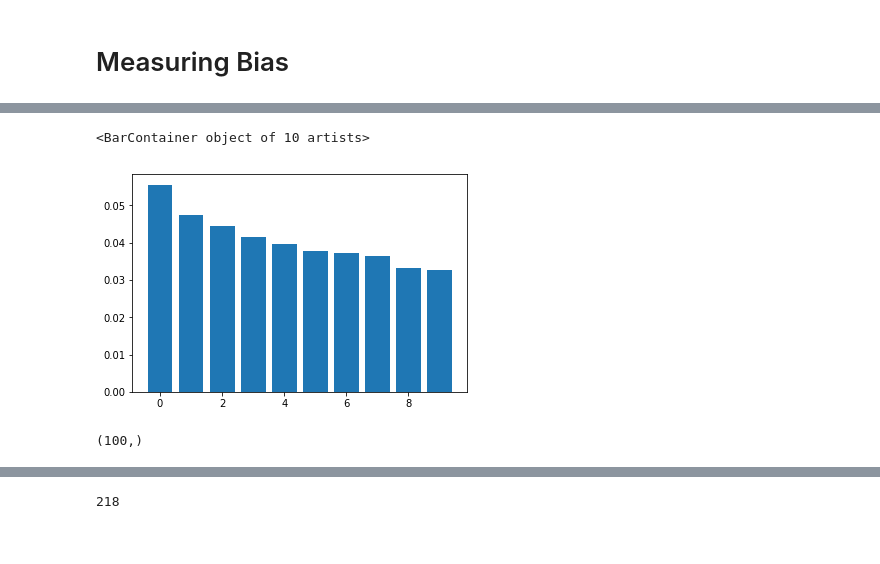
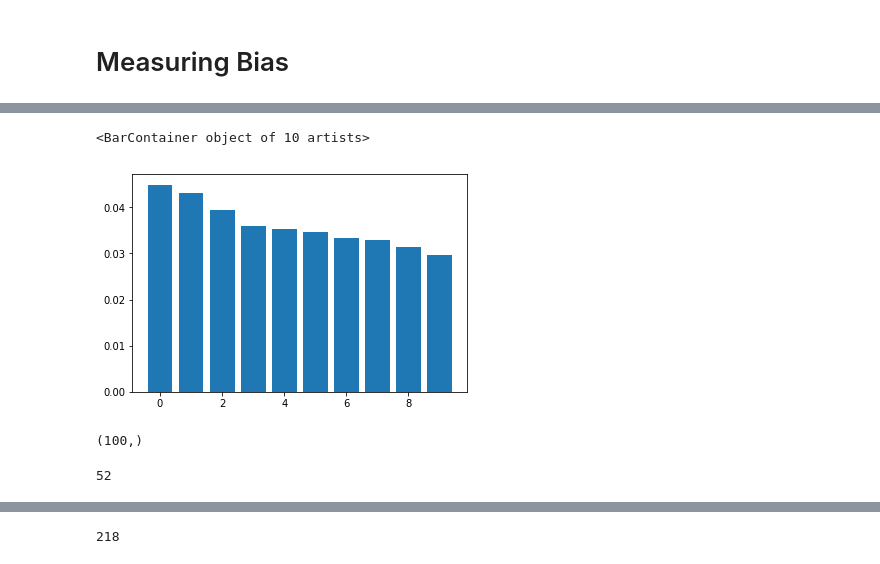
Before and after one commit to mjiang9/COS497, a Jupyter notebook: Thesis.ipynb, the cells around one changed output, grey strips where cells are left out. Saved outputs shown, nothing was run; the diff lists cells and outputs as text; code cells hidden in the pictures.

```diff
--- a/Thesis.ipynb
+++ b/Thesis.ipynb
@@ -408,10 +736,10 @@ print(matrix.shape)
 # %%
 pca_r = PCA(n_components = 10)
-pca_r.fit(np.random.rand(54,100))
+pca_r.fit(np.random.rand(76,100))
 bar(range(10), pca_r.explained_variance_ratio_)
 # %% [output]
 <BarContainer object of 10 artists>
-[figure, old version]
+[figure, new version]
 # %%
 pca.components_[0].shape
 # %% [output]
@@ -425,0 +761,4 @@ def gproj(w1):
+# %%
+len(wordlist)
+# %% [output]
+52
```
Also changed, not shown: parts of 147 cells of this notebook.
